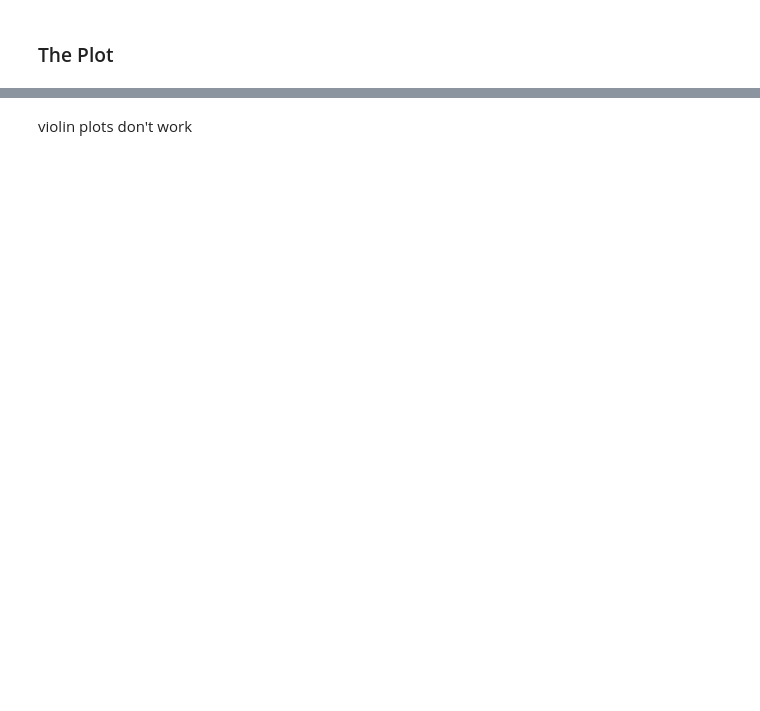
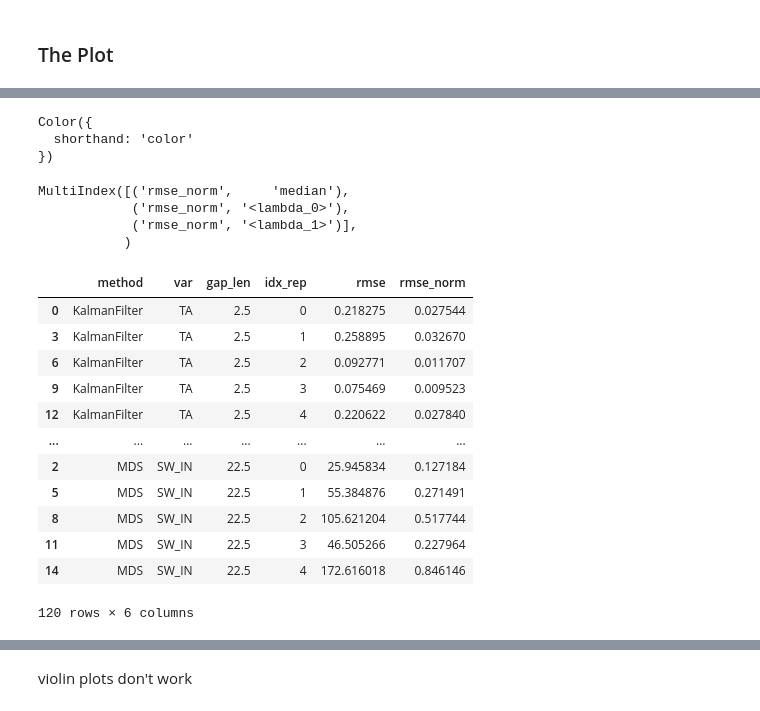
Before and after one commit to mone27/meteo_imp, a Jupyter notebook: lib_nbs/30_results.ipynb, the cells around one changed output, grey strips where cells are left out. Saved outputs shown, nothing was run; the diff lists cells and outputs as text; code cells hidden in the pictures; blank space fills up the shorter version.

Commit message:
More training of results

```diff
--- a/lib_nbs/30_results.ipynb
+++ b/lib_nbs/30_results.ipynb
@@ -701,7 +705,7 @@ class ImpComparison():
 # %%
 comp = ImpComparison(model = model, df = hai, control = hai_era, block_len = 100)
 # %%
-data_results = comp.compare(gap_len = [5,10,20, 45], var="TA", n_rep=5)
+data_results = comp.compare(gap_len = [5,10,20, 45], var=["TA", "SW_IN"], n_rep=5)
 # %%
 data_results.head()
 # %% [output]
@@ -898,0 +958,6 @@ the_plot(data_results)
+# %%
+alt.Color('color')
+# %% [output]
+Color({
+  shorthand: 'color'
+})
@@ -898,0 +966,23 @@ the_plot(data_results)
+# %%
+data_results.groupby([x.shorthand, color.shorthand, xOffset.shorthand]).agg({y.shorthand: ['median', lambda x: x.quantile(.25), lambda x: x.quantile(.75)]}).columns
+# %% [output]
+MultiIndex([('rmse_norm',     'median'),
+            ('rmse_norm', '<lambda_0>'),
+            ('rmse_norm', '<lambda_1>')],
+           )
+# %%
+data_results
+# %% [output]
+|  | method | var | gap_len | idx_rep | rmse | rmse_norm |
+| 0 | KalmanFilter | TA | 2.5 | 0 | 0.218275 | 0.027544 |
+| 3 | KalmanFilter | TA | 2.5 | 1 | 0.258895 | 0.032670 |
+| 6 | KalmanFilter | TA | 2.5 | 2 | 0.092771 | 0.011707 |
+| 9 | KalmanFilter | TA | 2.5 | 3 | 0.075469 | 0.009523 |
+| 12 | KalmanFilter | TA | 2.5 | 4 | 0.220622 | 0.027840 |
+| ... | ... | ... | ... | ... | ... | ... |
+| 2 | MDS | SW_IN | 22.5 | 0 | 25.945834 | 0.127184 |
+| 5 | MDS | SW_IN | 22.5 | 1 | 55.384876 | 0.271491 |
+| 8 | MDS | SW_IN | 22.5 | 2 | 105.621204 | 0.517744 |
+| 11 | MDS | SW_IN | 22.5 | 3 | 46.505266 | 0.227964 |
+| 14 | MDS | SW_IN | 22.5 | 4 | 172.616018 | 0.846146 |
+120 rows × 6 columns
```
Also changed, not shown: parts of 66 cells of this notebook, 3 other files.
